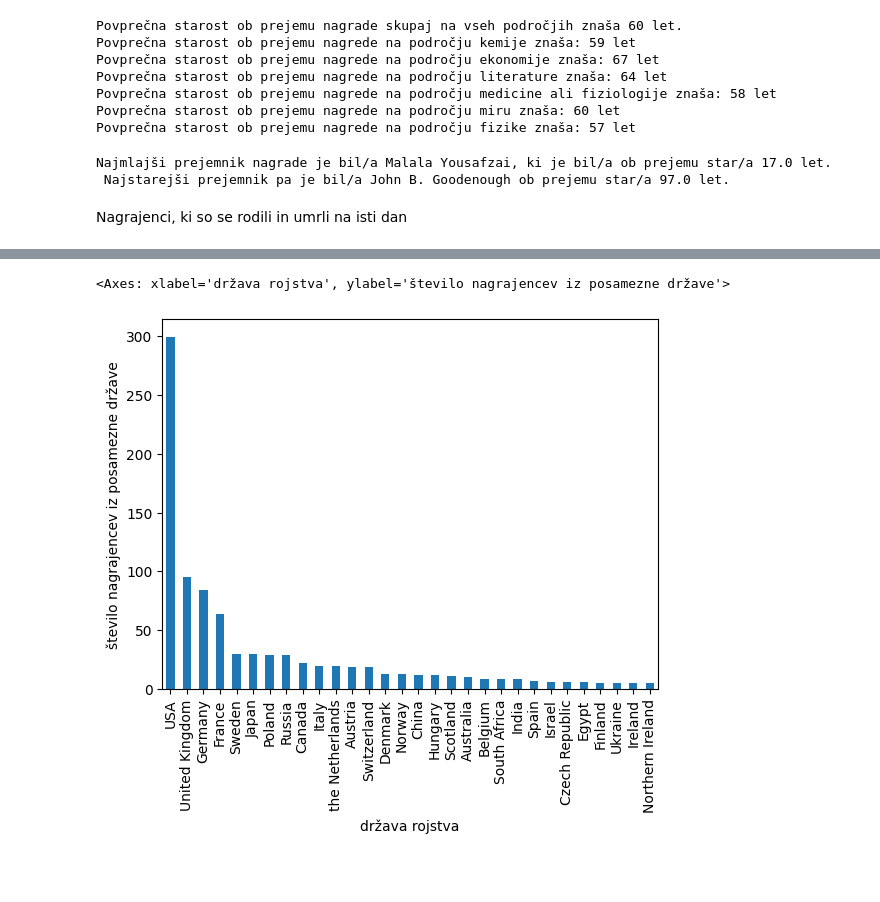
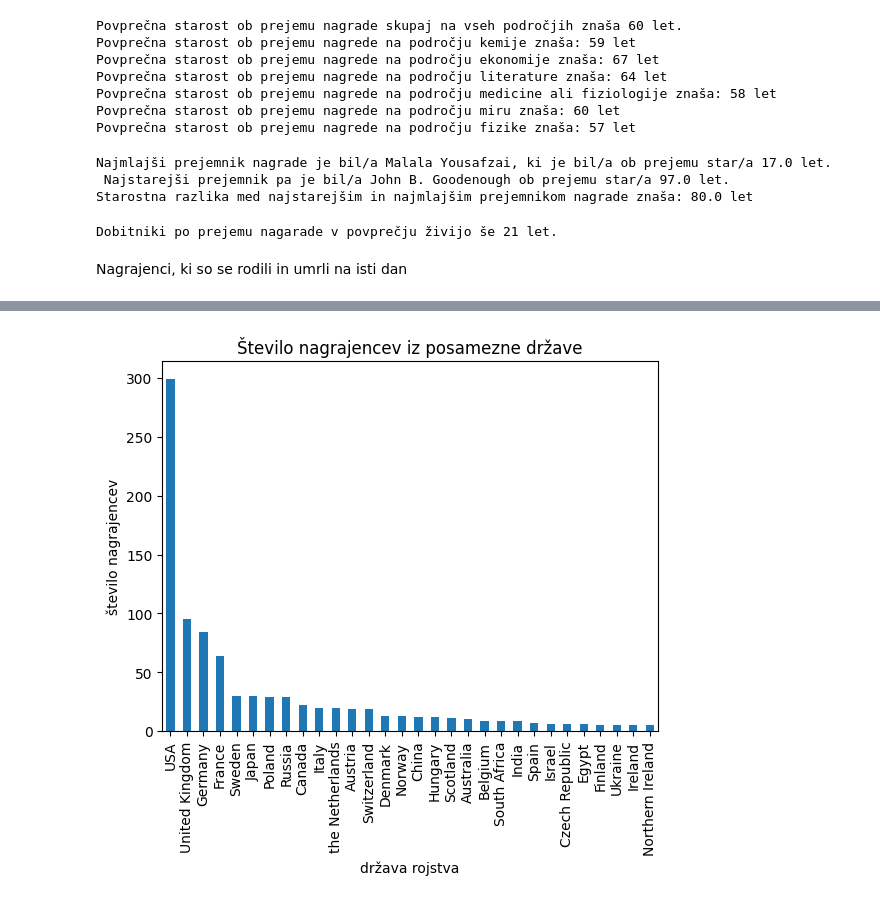
Before and after one commit to Tpajek1234/UVP-seminarska-naloga-nobelove-nagrade, a Jupyter notebook: nagrajenci_analiza.ipynb, the cells around one changed output, grey strips where cells are left out. Saved outputs shown, nothing was run; the diff lists cells and outputs as text; code cells hidden in the pictures; blank space fills up the shorter version.

```diff
--- a/nagrajenci_analiza.ipynb
+++ b/nagrajenci_analiza.ipynb
@@ -110,9 +125,24 @@ nagrajenci[nagrajenci["starost ob nagradi"] == min(nagrajenci["starost ob nagrad
 print(
     f"Najmlajši prejemnik nagrade je bil/a {najmlajsi.index[0]}, ki je bil/a ob prejemu star/a {najmlajsi.iloc[0,-1]} let. \n Najstarejši prejemnik pa je bil/a {najstarejsi.index[0]} ob prejemu star/a {najstarejsi.iloc[0,-1]} let."
 )
+print(
+    f"Starostna razlika med najstarejšim in najmlajšim prejemnikom nagrade znaša: {najstarejsi.iloc[0,-1]-najmlajsi.iloc[0,-1]} let"
+)
 # %% [output]
 Najmlajši prejemnik nagrade je bil/a Malala Yousafzai, ki je bil/a ob prejemu star/a 17.0 let.
  Najstarejši prejemnik pa je bil/a John B. Goodenough ob prejemu star/a 97.0 let.
+Starostna razlika med najstarejšim in najmlajšim prejemnikom nagrade znaša: 80.0 let
+# %%
+leto_nagrade = pd.to_numeric(nagrajenci["leto nagrade"], errors="coerce")
+
+leto_smrti = pd.to_numeric(nagrajenci["leto smrti"], errors="coerce")
+nagrajenci["število let po nagradi"] = leto_smrti - leto_nagrade
+
+let_po_nagradi = nagrajenci[~nagrajenci["število let po nagradi"].isna()]
+povprecje = let_po_nagradi["število let po nagradi"].mean()
+print(f"Dobitniki po prejemu nagarade v povprečju živijo še {int(povprecje)} let.")
+# %% [output]
+Dobitniki po prejemu nagarade v povprečju živijo še 21 let.
 # %% [markdown]
 Nagrajenci, ki so se rodili in umrli na isti dan
 # %%
@@ -131,10 +161,10 @@ filtrira_posevnice[
 # %%
 drzava_brez_pomisl = nagrajenci[nagrajenci["država rojstva"] != "/"]
 drzave_po_nagrajencih = drzava_brez_pomisl["država rojstva"].value_counts()
-# ŠE GRAF DODAT KOLIKO JE DRŽAV NASLOV GRAFA
-drzave_po_nagrajencih.head(30).plot.bar(
-    ylabel="število nagrajencev iz posamezne države"
+
+# drzave_po_nagrajencih
+drzave_graf = drzave_po_nagrajencih.head(30).plot.bar(
+    ylabel="število nagrajencev", title="Število nagrajencev iz posamezne države"
 )
 # %% [output]
-<Axes: xlabel='država rojstva', ylabel='število nagrajencev iz posamezne države'>
-[figure, old version]
+[figure, new version]
```
Also changed, not shown: parts of 3 cells of this notebook.
